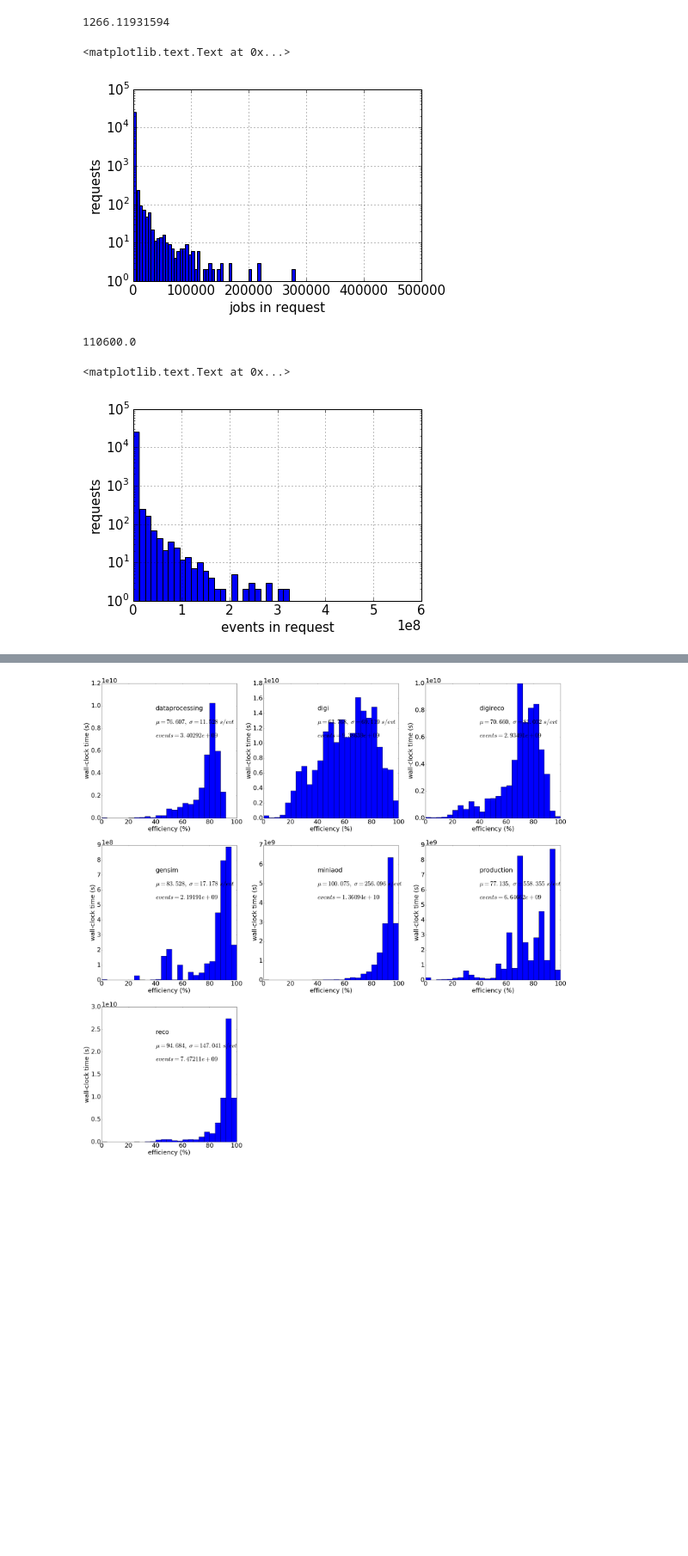
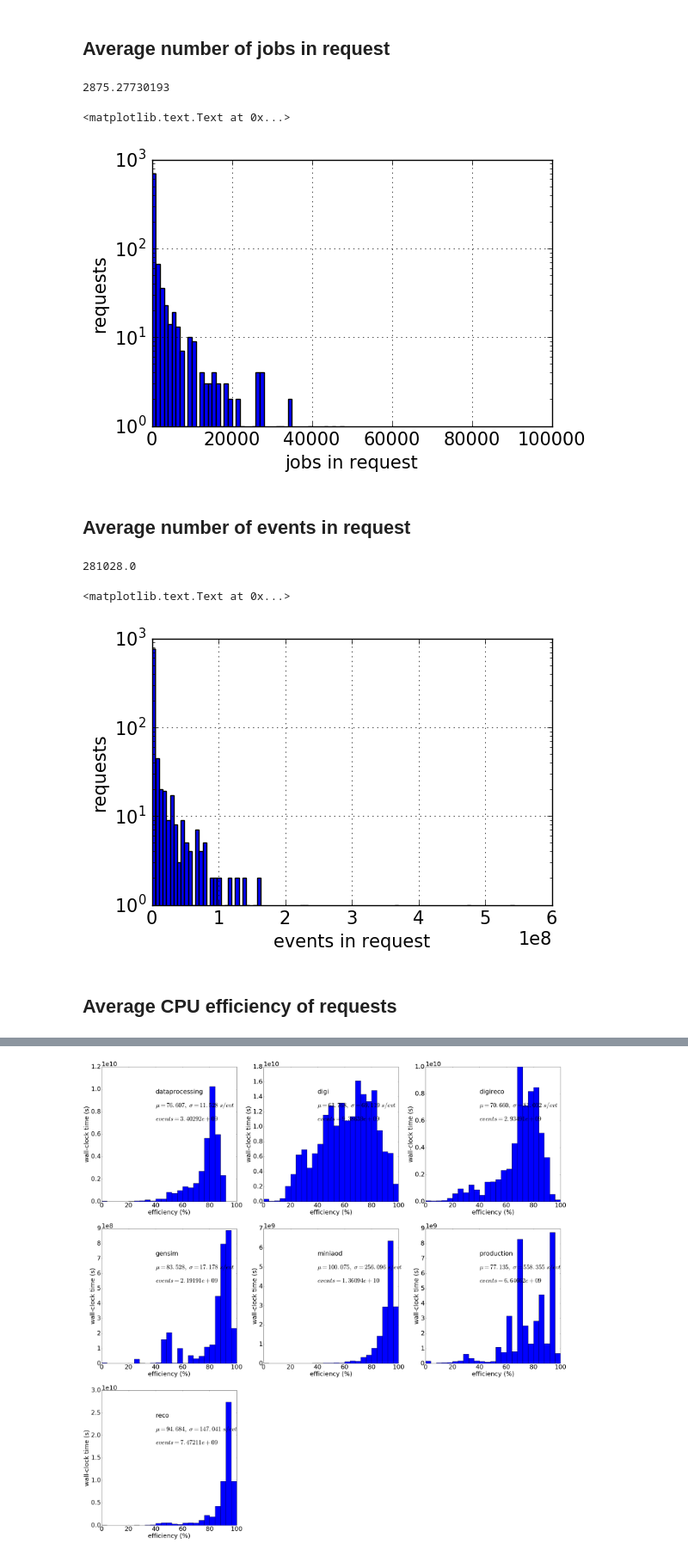
Before and after one commit to sciaba/ATLAS-CPU-time-analysis, a Jupyter notebook: Notebooks/CMS job analysis.ipynb, the cells around one changed output, grey strips where cells are left out. Shown at 86% size. Cells and saved outputs as stored; diff of their text form; code cells hidden in the pictures; blank space fills up the shorter version.

```diff
--- a/Notebooks/CMS job analysis.ipynb
+++ b/Notebooks/CMS job analysis.ipynb
@@ -222,7 +271,8 @@ with open(output_file, 'w') as f:
 # %%
-input_file = 'task_cms2.csv'
+input_file = 'task_cms_90d_es.csv'
 # %%
-df = pd.read_csv(input_file, dtype={'cpu_n': 'float'}, names=['request', 'processingtype', 'site',
+df = pd.read_csv(input_file, dtype={'cpu_n': 'float'}, names=['request', 'tasktype', 'site', 'type',
                                                                'njobs', 'cpuevt_avg', 'cpuevt_rms', 'wallevt_avg',
-                                                               'wallevt_rms', 'cpu', 'wc', 'cores', 'evts', 'eff'])
+                                                               'wallevt_rms', 'cpu', 'wc', 'cores', 'evts', 'eff', 'ramcore',
+                                                               'input', 'output', 'inevt', 'outevt', 'inrate'])
 # %%
@@ -299,24 +324,30 @@ a.sort_values('wc', ascending=False)
+# %% [markdown]
+## Average number  of jobs in request
 # %%
 plt.rcParams.update({'font.size': 15})
-grouped = df.groupby(['request'], as_index=False)
+grouped = df[df.type == 'production'].groupby(['request'], as_index=False)
 a = grouped['njobs'].sum()
 print np.mean(a['njobs'])
-fig = a['njobs'].hist(bins=100, log=True, range=[0., 500000.])
+fig = a['njobs'].hist(bins=100, log=True, range=[0., 100000.])
 plt.xlabel('jobs in request')
 plt.ylabel('requests')
 # %% [output]
-1266.11931594
+2875.27730193
 <matplotlib.text.Text at 0x...>
-[figure, old version]
+[figure, new version]
+# %% [markdown]
+## Average number of events in request
 # %%
-grouped = df.groupby(['request'], as_index=False)
+grouped = df[df.type == 'production'].groupby(['request'], as_index=False)
 a = grouped['evts'].sum()
 print np.median(a['evts'])
-fig = a['evts'].hist(bins=50, range=[0., 6e8], log=True)
+fig = a['evts'].hist(bins=100, log=True)
 plt.xlabel('events in request')
 plt.ylabel('requests')
 # %% [output]
-110600.0
+281028.0
 <matplotlib.text.Text at 0x...>
-[figure, old version]
+[figure, new version]
+# %% [markdown]
+## Average CPU efficiency of requests
 # %%
```
Also changed, not shown: parts of 14 cells of this notebook, 9 other files.
